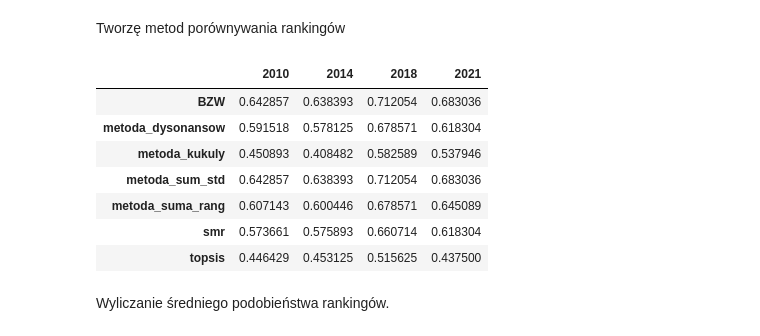
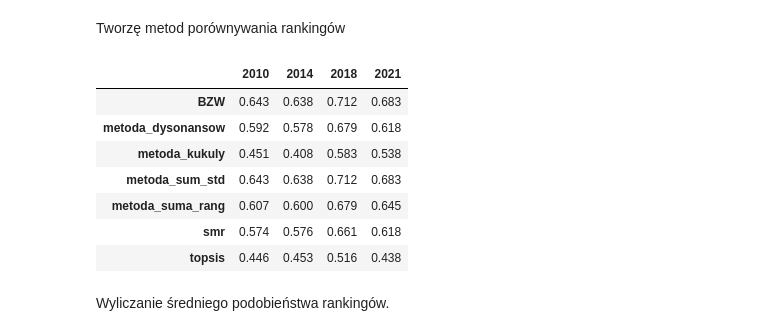
Before and after one commit to Sillem/suicide_study, a Jupyter notebook: Projekt_EP.ipynb, the cells around one changed output. Drawn from its saved outputs; the diff is of its cells as text; code cells hidden in the pictures.

```diff
--- a/Projekt_EP.ipynb
+++ b/Projekt_EP.ipynb
@@ -359,46 +355,49 @@ for rok in rankingi.keys():
 # %% [markdown]
 Tworzę metod porównywania rankingów
 # %%
+from random import randint
 def optymalne_rankingi(lista_metod, rankingi):
   def macierz_porownan_rankingow(lista_metod, rankingi):
     macierz = np.identity(len(metody))
     for pierwszy_numer, metoda_pier in enumerate(lista_metod):
       for drugi_numer, metoda_drug in enumerate(lista_metod):
         if pierwszy_numer == drugi_numer: continue
         macierz[pierwszy_numer][drugi_numer] = porownanie_rankingow(rankingi[metoda_pier.__name__], rankingi[metoda_drug.__name__])
 
     return macierz
 
   macierz_wynikowa = macierz_porownan_rankingow(metody, rankingi)
+  #pd.DataFrame(macierz_wynikowa).to_csv(f"{randint(1,100)}.csv")
   suma = 0
   for col in range(macierz_wynikowa.shape[1]):
     for row in range(macierz_wynikowa.shape[0]):
       if col > row: suma += macierz_wynikowa[row][col]
 
   srednie_podobienstwo = 2*suma/(len(metody)*(len(metody)-1))
   suma = 0
   for col in range(macierz_wynikowa.shape[1]):
     for row in range(macierz_wynikowa.shape[0]):
       if col > row: suma += fabs(macierz_wynikowa[row][col] - srednie_podobienstwo)
 
   odchylenie_cwiartkowe_podobienstwo = 2*suma/(len(metody)*(len(metody)-1))
   cutoff = srednie_podobienstwo + odchylenie_cwiartkowe_podobienstwo
   np.fill_diagonal(macierz_wynikowa, 0)
   avg_sim = pd.DataFrame({'średnie podobieństwo':{k.__name__:v for k,v in zip(lista_metod, macierz_wynikowa.mean(axis=1))}})
+  avg_sim['średnie podobieństwo'] = avg_sim['średnie podobieństwo'].apply(lambda x: round(x, 3))
   best_ranking_index = np.argmax(macierz_wynikowa.mean(axis=1))
 
   return rankingi[lista_metod[best_ranking_index].__name__].sort_values(by='POZYCJA', ascending=True), avg_sim
 
 pd.concat([optymalne_rankingi(metody, rankingi[rok])[1].rename(columns={'średnie podobieństwo':rok}) for rok in [2010, 2014, 2018, 2021]], axis=1)
 # %% [output]
 |  | 2010 | 2014 | 2018 | 2021 |
-| BZW | 0.642857 | 0.638393 | 0.712054 | 0.683036 |
-| metoda_dysonansow | 0.591518 | 0.578125 | 0.678571 | 0.618304 |
-| metoda_kukuly | 0.450893 | 0.408482 | 0.582589 | 0.537946 |
-| metoda_sum_std | 0.642857 | 0.638393 | 0.712054 | 0.683036 |
-| metoda_suma_rang | 0.607143 | 0.600446 | 0.678571 | 0.645089 |
-| smr | 0.573661 | 0.575893 | 0.660714 | 0.618304 |
-| topsis | 0.446429 | 0.453125 | 0.515625 | 0.437500 |
+| BZW | 0.643 | 0.638 | 0.712 | 0.683 |
+| metoda_dysonansow | 0.592 | 0.578 | 0.679 | 0.618 |
+| metoda_kukuly | 0.451 | 0.408 | 0.583 | 0.538 |
+| metoda_sum_std | 0.643 | 0.638 | 0.712 | 0.683 |
+| metoda_suma_rang | 0.607 | 0.600 | 0.679 | 0.645 |
+| smr | 0.574 | 0.576 | 0.661 | 0.618 |
+| topsis | 0.446 | 0.453 | 0.516 | 0.438 |
 # %% [markdown]
 Wyliczanie średniego podobieństwa rankingów.
 # %%
```
Also changed, not shown: parts of 2 cells of this notebook.
